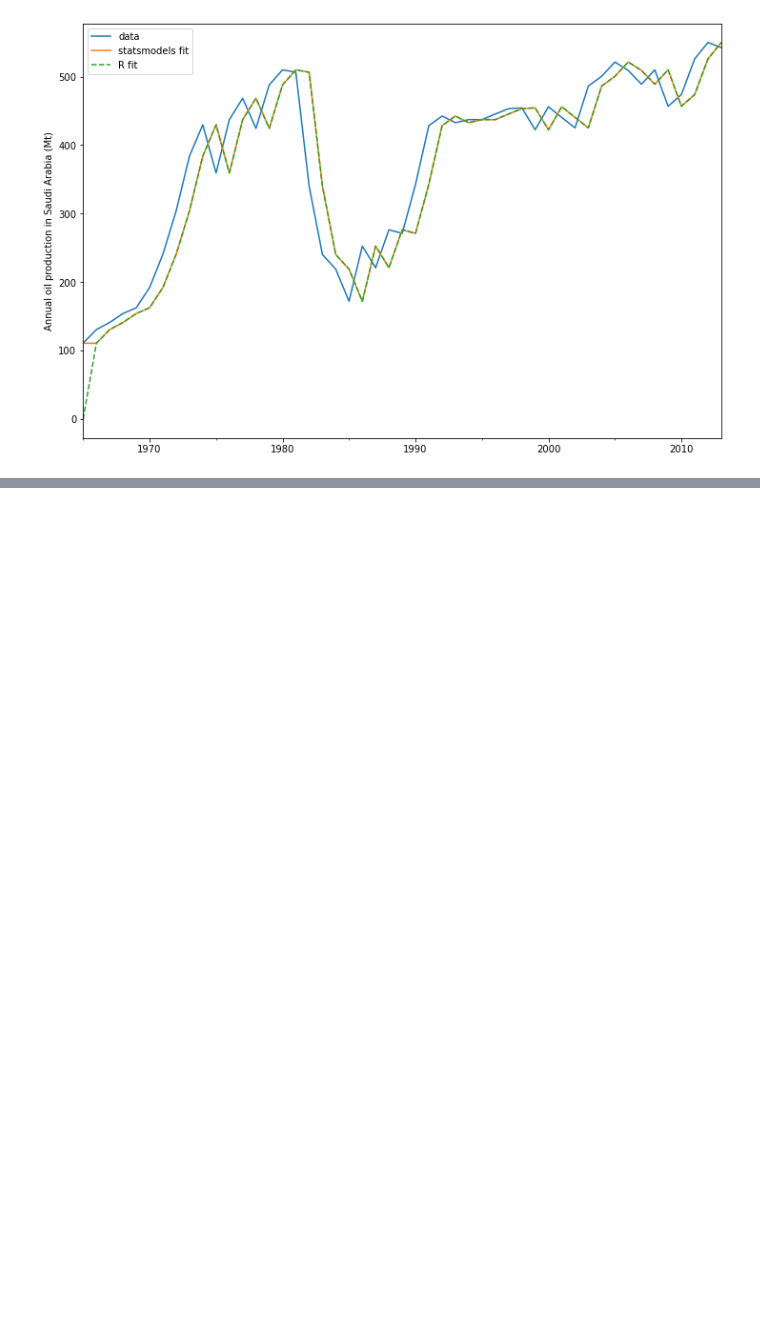
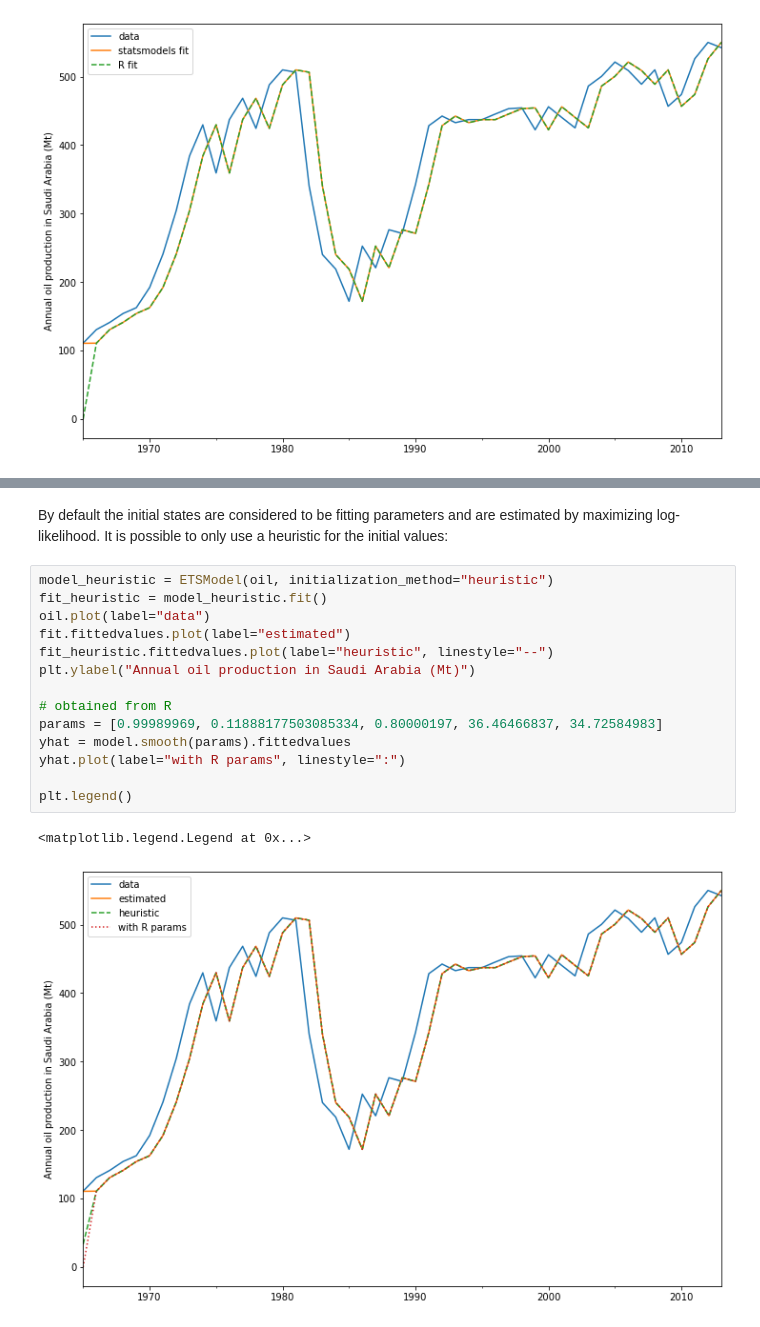
Before and after one commit to TNTran92/sktime, a Jupyter notebook: PR/ETS_model.ipynb, the cells around one changed output, grey strips where cells are left out. Saved outputs shown, nothing was run; the diff lists cells and outputs as text; blank space fills up the shorter version.

```diff
--- a/PR/ETS_model.ipynb
+++ b/PR/ETS_model.ipynb
@@ -141,0 +170,19 @@ print(dir(model))
+# %% [markdown]
+By default the initial states are considered to be fitting parameters and are estimated by maximizing log-likelihood. It is possible to only use a heuristic for the initial values:
+# %%
+model_heuristic = ETSModel(oil, initialization_method="heuristic")
+fit_heuristic = model_heuristic.fit()
+oil.plot(label="data")
+fit.fittedvalues.plot(label="estimated")
+fit_heuristic.fittedvalues.plot(label="heuristic", linestyle="--")
+plt.ylabel("Annual oil production in Saudi Arabia (Mt)")
+
+# obtained from R
+params = [0.99989969, 0.11888177503085334, 0.80000197, 36.46466837, 34.72584983]
+yhat = model.smooth(params).fittedvalues
+yhat.plot(label="with R params", linestyle=":")
+
+plt.legend()
+# %% [output]
+<matplotlib.legend.Legend at 0x...>
+[figure, added]
```
Also changed, not shown: parts of 18 cells of this notebook.
